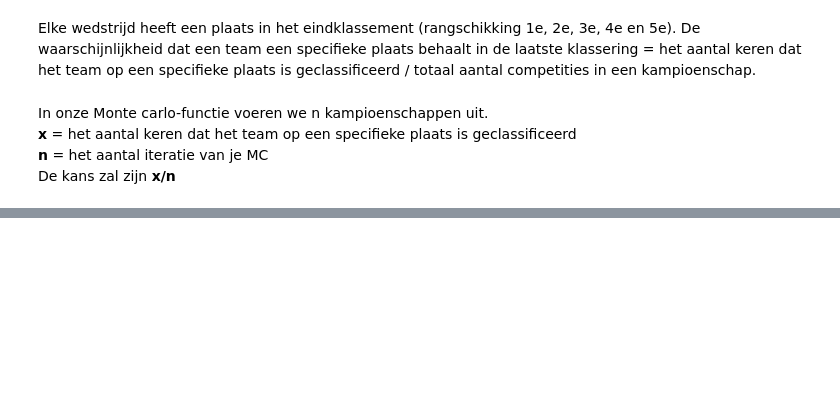
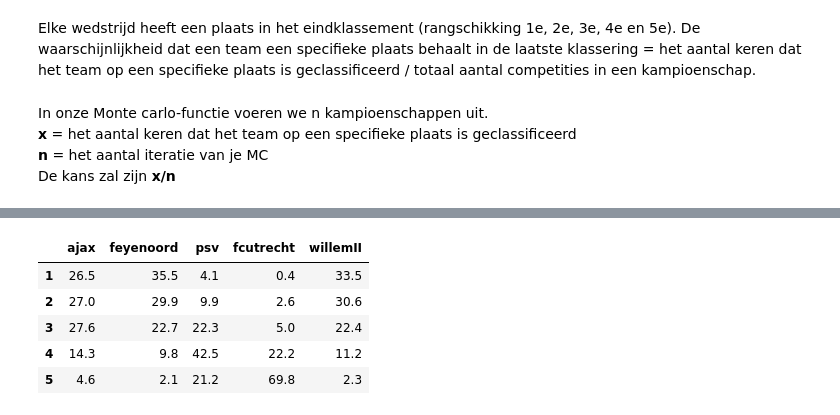
Before and after one commit to AmaryllisLee/Summatieve-opdrachten, a Jupyter notebook: FA2/Final_Assignment_Voorspellen_Monte_Carlo.ipynb, the cells around one changed output, grey strips where cells are left out. Cells and saved outputs as stored; diff of their text form; code cells hidden in the pictures; blank space fills up the shorter version.

```diff
--- a/FA2/Final_Assignment_Voorspellen_Monte_Carlo.ipynb
+++ b/FA2/Final_Assignment_Voorspellen_Monte_Carlo.ipynb
@@ -130,2 +245,39 @@ def MC(clubs, n):
+# %%
+def MC(n, rng, choice):
+    # generate dict of average ranking of the teams
+    average_ranks = {}
+
+    t = Tournament(rng)
+    t.teams.append(Team("ajax", 3.2, 0.9, 3.1, 0.6,
+                        {"feyenoord":[65,17,18], "psv":[54,21,25], "fcutrecht":[74,14,12], "willemII":[78,13,9]}))
+    t.teams.append(Team("feyenoord", 2.4, 1.1, 2.2, 0.8,
+                       {"ajax": [30,21,49], "psv":[37,24,39], "fcutrecht":[51,22,27], "willemII":[60,21,19]}))
+    t.teams.append(Team("psv", 2.1, 0.7, 1.8, 1.3,
+                       {"ajax": [39,22,39], "feyenoord":[54,22,24], "fcutrecht":[62,20,18], "willemII": [62,22,16]}))
+    t.teams.append(Team("fcutrecht", 1.9, 1.2, 3, 2.4,
+                      {"ajax":[25,14,61], "feyenoord": [37,23,40], "psv":[29,24,47], "willemII": [53,23,25]} ))
+    t.teams.append(Team("willemII", 1.4, 1.7, 1, 1.5,
+                        {"ajax": [17, 18, 65], "feyenoord":[20,26,54], "psv":[23,24,53], "fcutrecht":[37,25,38]}))
+
+    for team in t.teams:
+        average_ranks[team.name] = {}
+        for pos in range(1, len(t.teams)+1):
+            average_ranks[team.name][pos] = 0
+
+    for i in range(0, n):
+        if choice == 1:
+            t.wedstrijden_prob_list()
+        else:
+            t.wedstrijden_verdiepend()
+
+        pos = 1
+        for team in t.rankings():
+            average_ranks[team.name][pos] +=1
+            pos+=1
+
+        t.reset()
+
+
+    return average_ranks
 # %%
 n = 1000
@@ -133,0 +292,3 @@ res
+# %%
+res_ = MC(n, rng,2)
+res_
@@ -249,0 +334,10 @@ t.match_outcome(random.random(), ajax, feyenoord )
+# %%
+df2_ = pd.DataFrame(res_).apply(np.vectorize(calculate_probability))
+display(df2_)
+# %% [output]
+|  | ajax | feyenoord | psv | fcutrecht | willemII |
+| 1 | 26.5 | 35.5 | 4.1 | 0.4 | 33.5 |
+| 2 | 27.0 | 29.9 | 9.9 | 2.6 | 30.6 |
+| 3 | 27.6 | 22.7 | 22.3 | 5.0 | 22.4 |
+| 4 | 14.3 | 9.8 | 42.5 | 22.2 | 11.2 |
+| 5 | 4.6 | 2.1 | 21.2 | 69.8 | 2.3 |
```
Also changed, not shown: parts of 34 cells of this notebook.
